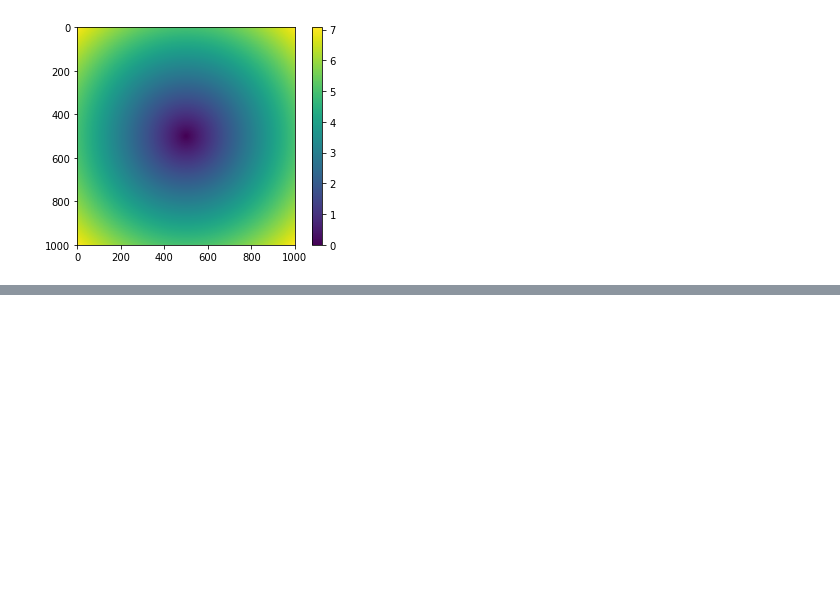
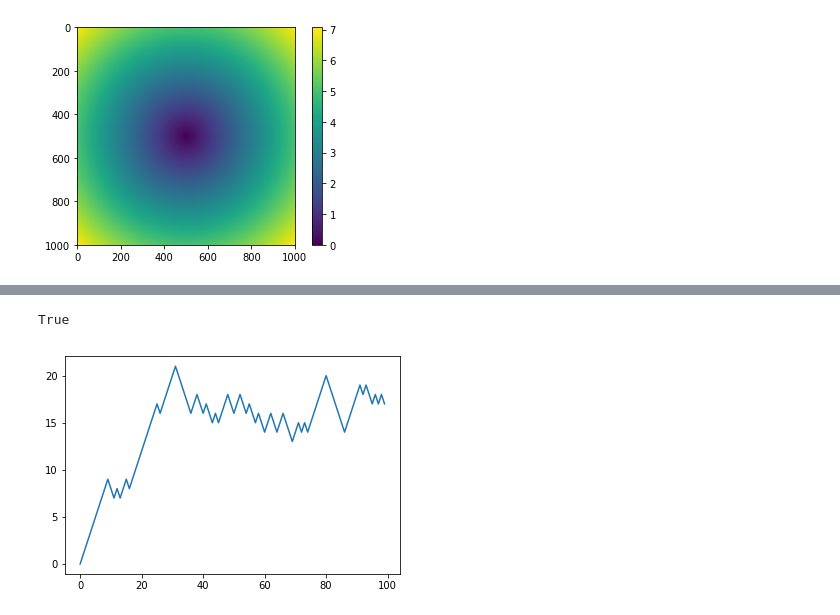
Before and after one commit to hiroaki8388/datascienceEdu, a Jupyter notebook: 3データ分析のためのpython 2nd.ipynb, the cells around one changed output, grey strips where cells are left out. Saved outputs shown, nothing was run; the diff lists cells and outputs as text; code cells hidden in the pictures; blank space fills up the shorter version.

```diff
--- a/3データ分析のためのpython 2nd.ipynb
+++ b/3データ分析のためのpython 2nd.ipynb
@@ -107,0 +152,22 @@ array([[ 0.93620928, -0.08627388, -2.07677851,  0.36483057],
+# %%
+# ランダム
+import random
+
+
+# 一次元上でのランダムウォーク
+position=0
+walk=[position]
+steps=1000
+for i in range(steps):
+    #  pythonでは0==True 1=False
+    step= 1 if random.randint(0,1) else -1
+    position+=step
+
+    walk.append(position)
+
+plt.plot(walk[:100])
+walk=np.array(walk)
+print(walk.max()==walk[walk.argmax()])
+# %% [output]
+True
+[figure, added]
```
Also changed, not shown: parts of 10 cells of this notebook, 4 other files.
